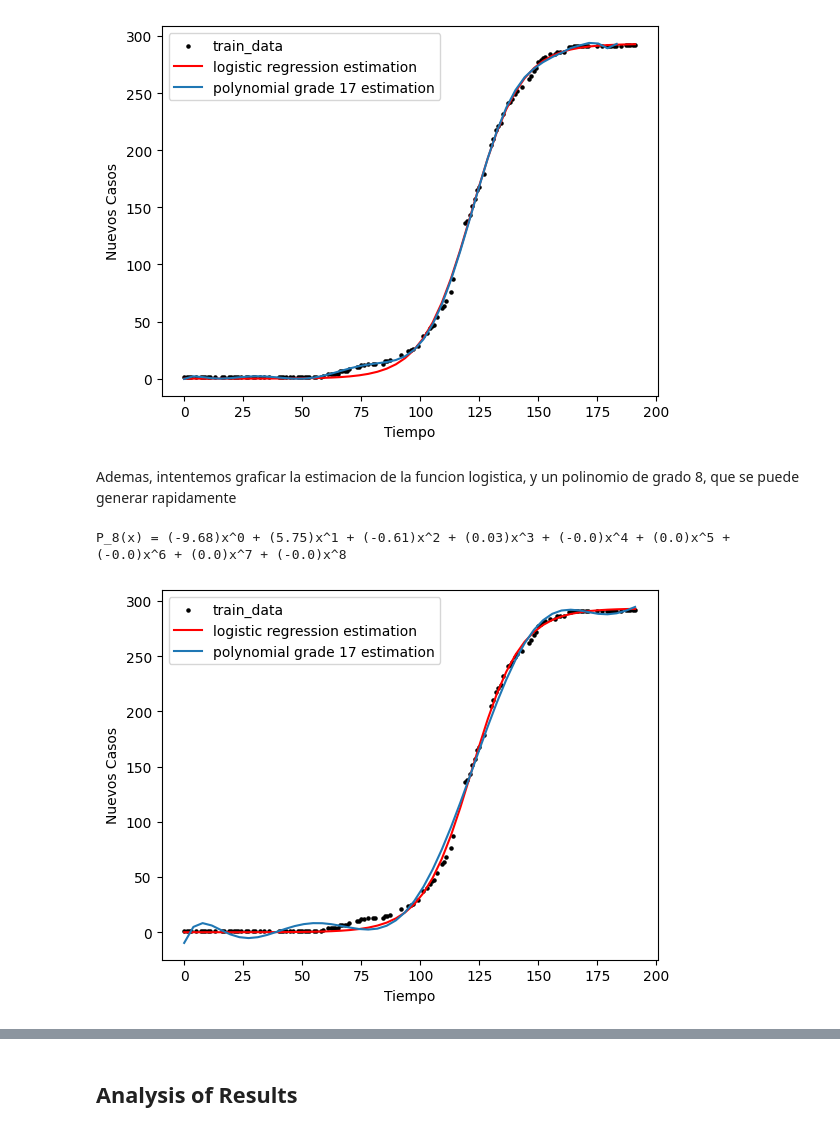
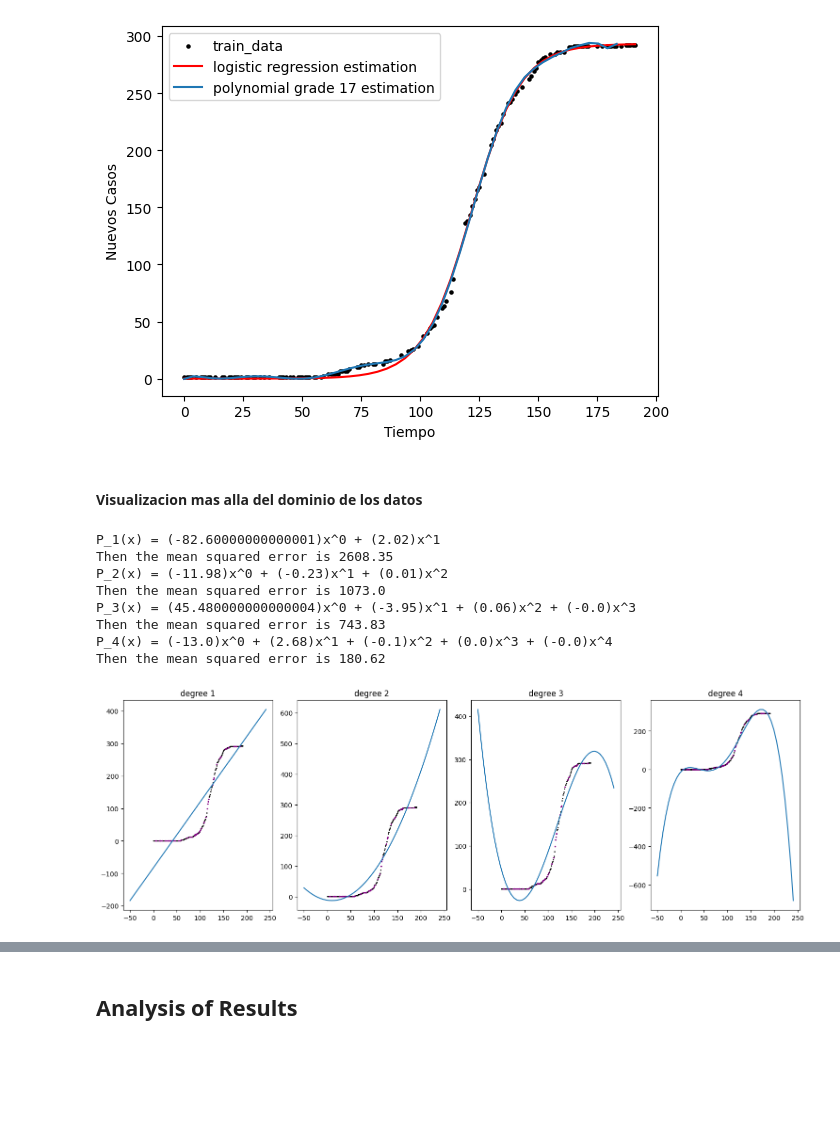
Before and after one commit to unalmedmathnum/Correa-Garcia-Lizcano-Velez, a Jupyter notebook: Tarea 2/least_squares.ipynb, the cells around one changed output, grey strips where cells are left out. Drawn from its saved outputs; the diff is of its cells as text; code cells hidden in the pictures; blank space fills up the shorter version.

Commit message:
Añadir una primera version de analisis y agregar visualizacion por fuera del dominio de datos

```diff
--- a/Tarea 2/least_squares.ipynb
+++ b/Tarea 2/least_squares.ipynb
@@ -269,7 +269,7 @@ for n in range(1, m + 1):
 
     # Plot prediction n at the column n-1
     axis[n - 1].scatter(train_X, train_Y, s=1, color="black", label = "train_data")
-    axis[n - 1].scatter(test_X, test_Y, s=2, color="red", label = "test_data")
+    axis[n - 1].scatter(test_X, test_Y, s=2, color="purple", label = "test_data")
     axis[n - 1].plot(x_pred, y_pred, label = f"degree {n} Polynomial aproximation")
     axis[n - 1].set_title(f"degree {n}")
 
@@ -300,7 +300,7 @@ fig, axis = plt.subplots(1, m, figsize=(15, 5), constrained_layout=True) # This
 
 for n in range(1, m + 1):
     axis[n - 1].scatter(train_X, train_Y, s=1, color="black", label = "train_data")
-    axis[n - 1].scatter(test_X, test_Y, s=2, color="red", label = "test_data")
+    axis[n - 1].scatter(test_X, test_Y, s=2, color="purple", label = "test_data")
     axis[n - 1].set_title(f"degree {degrees[n - 1]}")
     try:
         # Do predictions
@@ -358,32 +358,44 @@ plt.show()
 # %% [output]
 P_17(x) = (-0.26)x^0 + (1.35)x^1 + (-0.26)x^2 + (0.02)x^3 + (-0.0)x^4 + (0.0)x^5 + (-0.0)x^6 + (-0.0)x^7 + (0.0)x^8 + (-0.0)x^9 + (0.0)x^10 + (-0.0)x^11 + (0.0)x^12 + (0.0)x^13 + (-0.0)x^14 + (-0.0)x^ ...
 [figure]
-# %% [markdown]
-Ademas, intentemos graficar la estimacion de la funcion logistica, y un polinomio de grado 8, que se puede generar rapidamente
+# %% [markdown]
+#### Visualizacion mas alla del dominio de los datos
 # %%
 # Retrieve original data
 train_X = jnp.array(train_data['time'].values.astype(np.float64))
 train_Y = jnp.array(train_data['clin_signs'].values.astype(np.float64))
 
 test_X = jnp.array(test_data['time'].values.astype(np.float64))
 test_Y = jnp.array(test_data['clin_signs'].values.astype(np.float64))
 
-x_pred = linspace(min(all_data["time"]), max(all_data["time"]))
+delta = 50
+m = 4
+fig, axis = plt.subplots(1, m, figsize=(15, 5), constrained_layout=True) # This allows to do multiples plots in the same figure
 
-# Logistic Regression
-new_Y_gauss = regresion(x_pred, *B)
+for n in range(1, m + 1):
+    # Do predictions
+    x_pred = linspace(min(all_data["time"]) - delta, max(all_data["time"]) + delta)
+    y_pred =  polynomial_least_squares(train_X, train_Y, x_pred, n)
 
-# Polynomial
-degree = 8
-y_pred_polynomial =  polynomial_least_squares(train_X, train_Y, x_pred, degree)
+    r = test_Y - polynomial_least_squares(train_X, train_Y, test_X, n, False)
+    squared_error = sum(ri*ri for ri in r)
+    mse = squared_error / len(test_Y)
+    print(f"Then the mean squared error is {round(mse, 2)}")
 
-plt.scatter(train_X, train_Y, s = 5, color='black', label = "train_data")
-plt.plot(x_pred, new_Y_gauss, color="red", label="logistic regression estimation")
-plt.plot(x_pred, y_pred_polynomial, label=f"polynomial grade {17} estimation")
-plt.xlabel('Tiempo')
-plt.ylabel('Nuevos Casos')
-plt.legend()
+    # Plot prediction n at the column n-1
+    axis[n - 1].scatter(train_X, train_Y, s=1, color="black", label = "train_data")
+    axis[n - 1].scatter(test_X, test_Y, s=2, color="purple", label = "test_data")
+    axis[n - 1].plot(x_pred, y_pred, label = f"degree {n} Polynomial aproximation")
+    axis[n - 1].set_title(f"degree {n}")
+
 plt.show()
 # %% [output]
-P_8(x) = (-9.68)x^0 + (5.75)x^1 + (-0.61)x^2 + (0.03)x^3 + (-0.0)x^4 + (0.0)x^5 + (-0.0)x^6 + (0.0)x^7 + (-0.0)x^8
+P_1(x) = (-82.60000000000001)x^0 + (2.02)x^1
+Then the mean squared error is 2608.35
+P_2(x) = (-11.98)x^0 + (-0.23)x^1 + (0.01)x^2
+Then the mean squared error is 1073.0
+P_3(x) = (45.480000000000004)x^0 + (-3.95)x^1 + (0.06)x^2 + (-0.0)x^3
+Then the mean squared error is 743.83
+P_4(x) = (-13.0)x^0 + (2.68)x^1 + (-0.1)x^2 + (0.0)x^3 + (-0.0)x^4
+Then the mean squared error is 180.62
-[figure, old version]
+[figure, new version]
```
Also changed, not shown: parts of 13 cells of this notebook.
